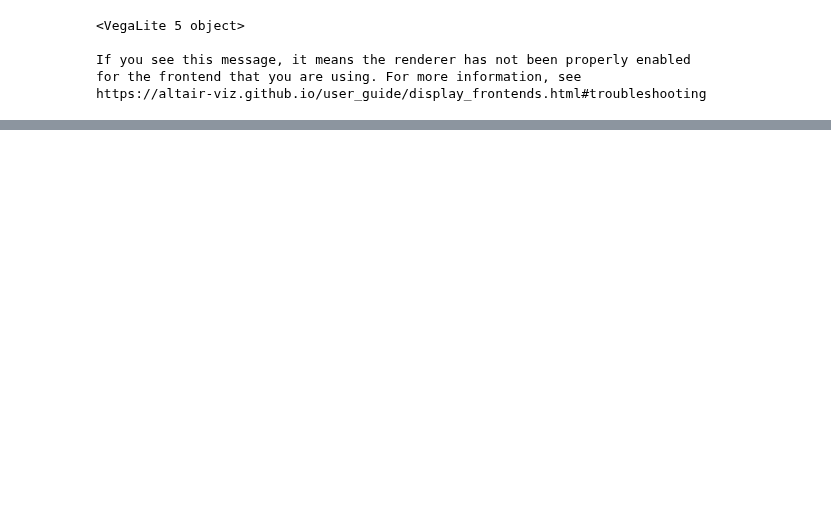
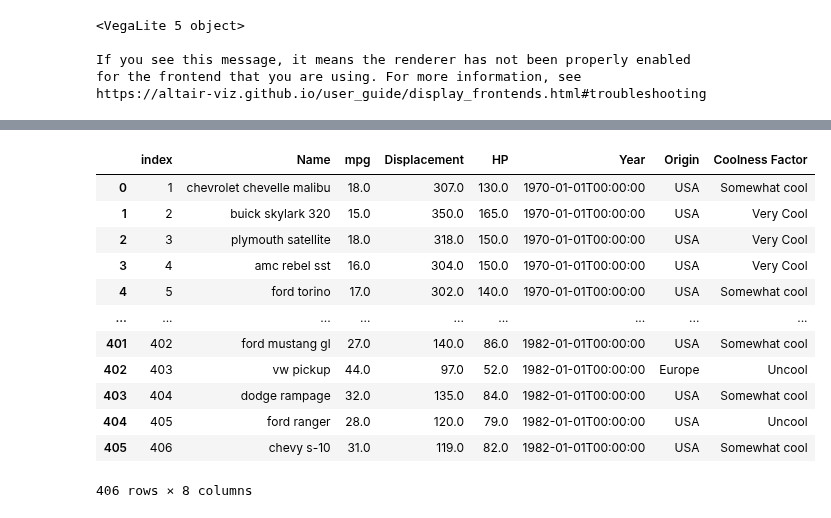
Before and after one commit to visdesignlab/persist, a Jupyter notebook: examples/plots/scatterplots.ipynb, the cells around one changed output, grey strips where cells are left out. Saved outputs shown, nothing was run; the diff lists cells and outputs as text; code cells hidden in the pictures; blank space fills up the shorter version.

```diff
--- a/examples/plots/scatterplots.ipynb
+++ b/examples/plots/scatterplots.ipynb
@@ -57,0 +124,16 @@ df
+# %%
+column_manipulated_dyn
+# %% [output]
+|  | index | Name | mpg | Displacement | HP | Year | Origin | Coolness Factor |
+| 0 | 1 | chevrolet chevelle malibu | 18.0 | 307.0 | 130.0 | 1970-01-01T00:00:00 | USA | Somewhat cool |
+| 1 | 2 | buick skylark 320 | 15.0 | 350.0 | 165.0 | 1970-01-01T00:00:00 | USA | Very Cool |
+| 2 | 3 | plymouth satellite | 18.0 | 318.0 | 150.0 | 1970-01-01T00:00:00 | USA | Very Cool |
+| 3 | 4 | amc rebel sst | 16.0 | 304.0 | 150.0 | 1970-01-01T00:00:00 | USA | Very Cool |
+| 4 | 5 | ford torino | 17.0 | 302.0 | 140.0 | 1970-01-01T00:00:00 | USA | Somewhat cool |
+| ... | ... | ... | ... | ... | ... | ... | ... | ... |
+| 401 | 402 | ford mustang gl | 27.0 | 140.0 | 86.0 | 1982-01-01T00:00:00 | USA | Somewhat cool |
+| 402 | 403 | vw pickup | 44.0 | 97.0 | 52.0 | 1982-01-01T00:00:00 | Europe | Uncool |
+| 403 | 404 | dodge rampage | 32.0 | 135.0 | 84.0 | 1982-01-01T00:00:00 | USA | Somewhat cool |
+| 404 | 405 | ford ranger | 28.0 | 120.0 | 79.0 | 1982-01-01T00:00:00 | USA | Uncool |
+| 405 | 406 | chevy s-10 | 31.0 | 119.0 | 82.0 | 1982-01-01T00:00:00 | USA | Somewhat cool |
+406 rows × 8 columns
```
Also changed, not shown: parts of 17 cells of this notebook, 23 other files.
